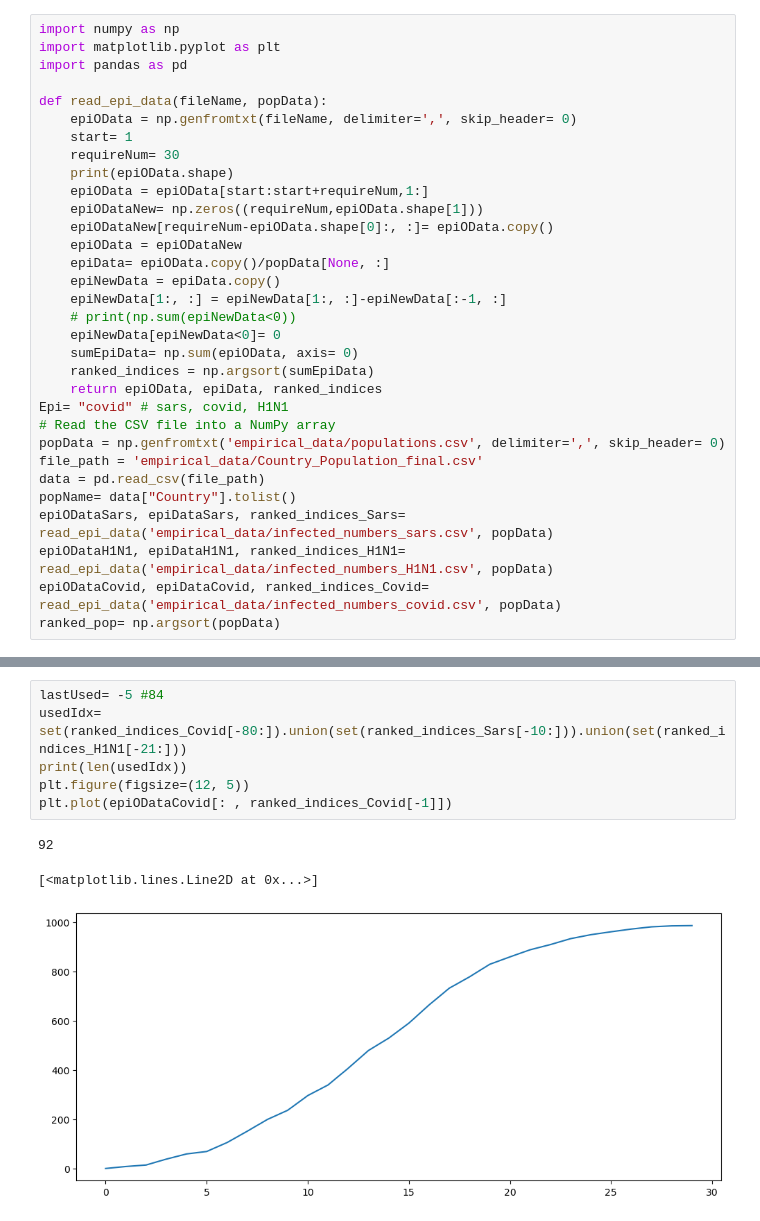
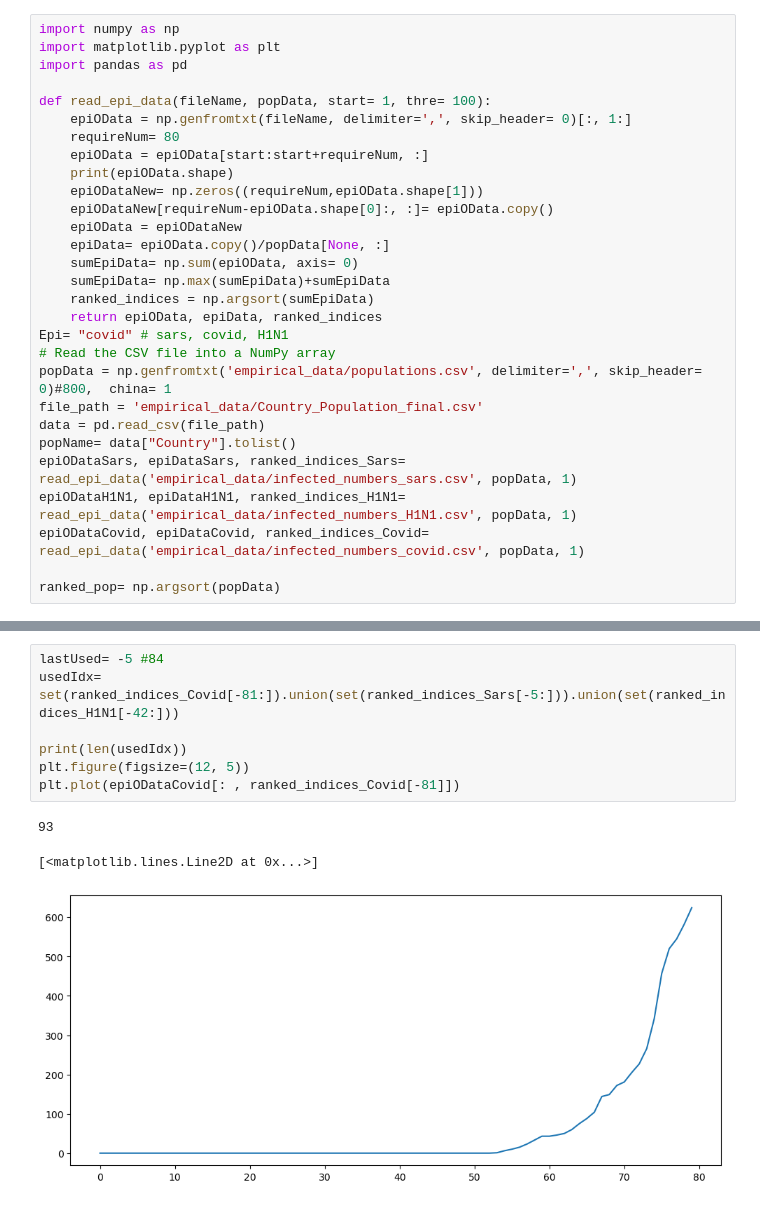
Before and after one commit to bizhili/Topology_Learning_Epis, a Jupyter notebook: readDataCovidCombine.ipynb, the cells around one changed output, grey strips where cells are left out. Drawn from its saved outputs; the diff is of its cells as text.

```diff
--- a/readDataCovidCombine.ipynb
+++ b/readDataCovidCombine.ipynb
@@ -3,31 +3,28 @@ import numpy as np
 import matplotlib.pyplot as plt
 import pandas as pd
 
-def read_epi_data(fileName, popData):
-    epiOData = np.genfromtxt(fileName, delimiter=',', skip_header= 0)
-    start= 1
-    requireNum= 30
+def read_epi_data(fileName, popData, start= 1, thre= 100):
+    epiOData = np.genfromtxt(fileName, delimiter=',', skip_header= 0)[:, 1:]
+    requireNum= 80
+    epiOData = epiOData[start:start+requireNum, :]
     print(epiOData.shape)
-    epiOData = epiOData[start:start+requireNum,1:]
     epiODataNew= np.zeros((requireNum,epiOData.shape[1]))
     epiODataNew[requireNum-epiOData.shape[0]:, :]= epiOData.copy()
     epiOData = epiODataNew
     epiData= epiOData.copy()/popData[None, :]
-    epiNewData = epiData.copy()
-    epiNewData[1:, :] = epiNewData[1:, :]-epiNewData[:-1, :]
-    # print(np.sum(epiNewData<0))
-    epiNewData[epiNewData<0]= 0
     sumEpiData= np.sum(epiOData, axis= 0)
+    sumEpiData= np.max(sumEpiData)+sumEpiData
     ranked_indices = np.argsort(sumEpiData)
     return epiOData, epiData, ranked_indices
 Epi= "covid" # sars, covid, H1N1
 # Read the CSV file into a NumPy array
-popData = np.genfromtxt('empirical_data/populations.csv', delimiter=',', skip_header= 0)
+popData = np.genfromtxt('empirical_data/populations.csv', delimiter=',', skip_header= 0)#800,  china= 1
 file_path = 'empirical_data/Country_Population_final.csv'
 data = pd.read_csv(file_path)
 popName= data["Country"].tolist()
-epiODataSars, epiDataSars, ranked_indices_Sars= read_epi_data('empirical_data/infected_numbers_sars.csv', popData)
-epiODataH1N1, epiDataH1N1, ranked_indices_H1N1= read_epi_data('empirical_data/infected_numbers_H1N1.csv', popData)
-epiODataCovid, epiDataCovid, ranked_indices_Covid= read_epi_data('empirical_data/infected_numbers_covid.csv', popData)
+epiODataSars, epiDataSars, ranked_indices_Sars= read_epi_data('empirical_data/infected_numbers_sars.csv', popData, 1)
+epiODataH1N1, epiDataH1N1, ranked_indices_H1N1= read_epi_data('empirical_data/infected_numbers_H1N1.csv', popData, 1)
+epiODataCovid, epiDataCovid, ranked_indices_Covid= read_epi_data('empirical_data/infected_numbers_covid.csv', popData, 1)
+
 ranked_pop= np.argsort(popData)
 # %% [output]
@@ -37,11 +34,12 @@ ranked_pop= np.argsort(popData)
 # %%
 lastUsed= -5 #84
-usedIdx= set(ranked_indices_Covid[-80:]).union(set(ranked_indices_Sars[-10:])).union(set(ranked_indices_H1N1[-21:]))
+usedIdx= set(ranked_indices_Covid[-81:]).union(set(ranked_indices_Sars[-5:])).union(set(ranked_indices_H1N1[-42:]))
+
 print(len(usedIdx))
 plt.figure(figsize=(12, 5))
-plt.plot(epiODataCovid[: , ranked_indices_Covid[-1]])
+plt.plot(epiODataCovid[: , ranked_indices_Covid[-81]])
 # %% [output]
-92
+93
 [<matplotlib.lines.Line2D at 0x...>]
-[figure, old version]
+[figure, new version]
 # %%
```
Also changed, not shown: parts of 2 cells of this notebook, 11 other files.
